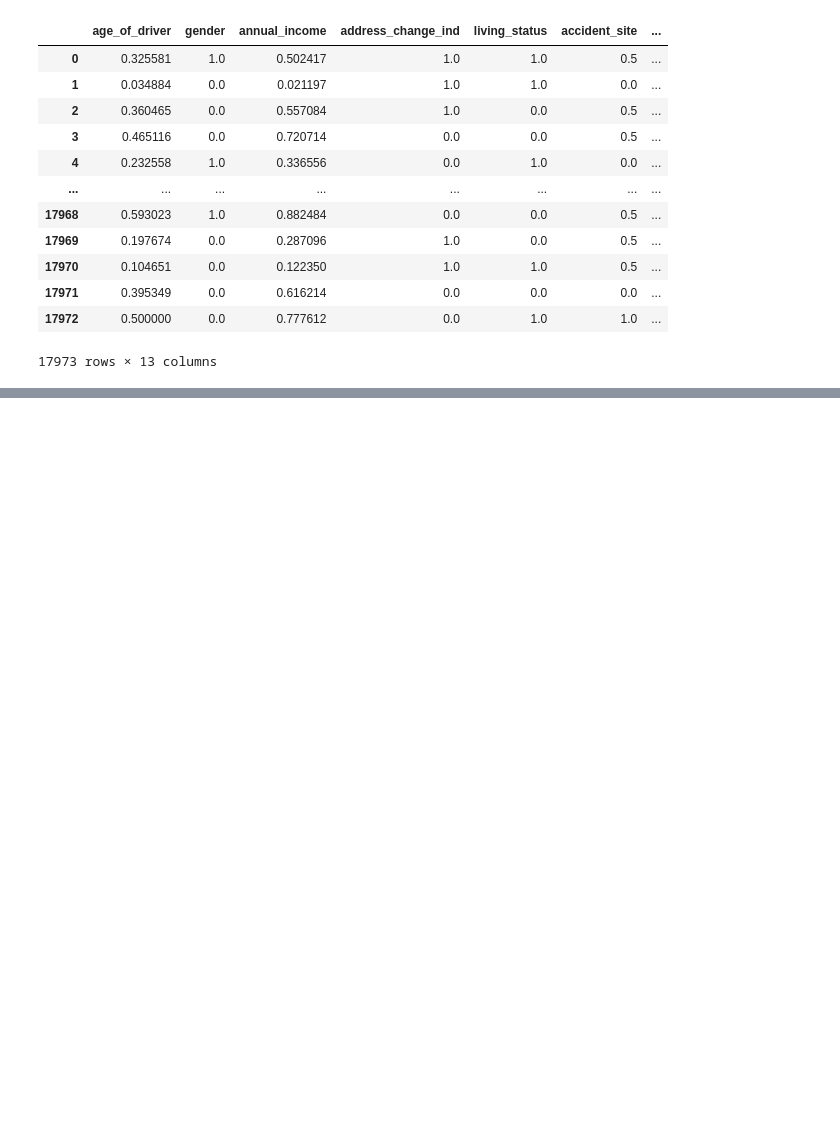
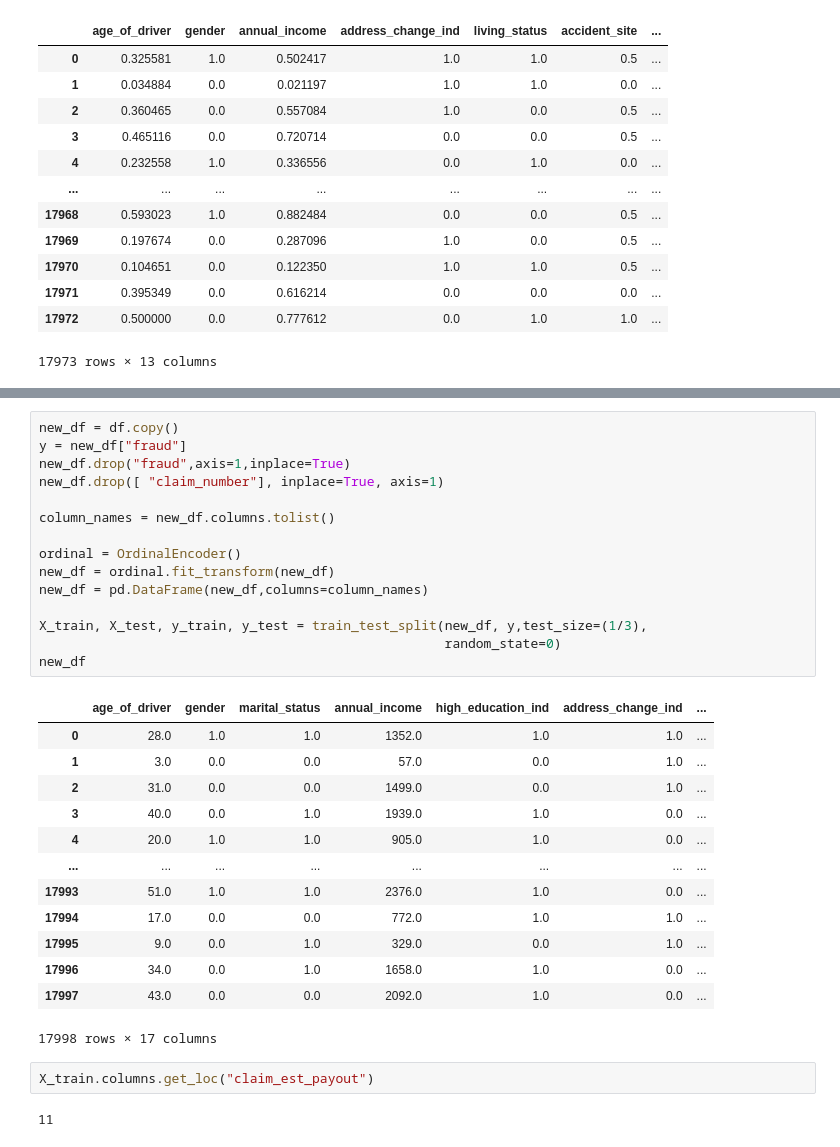
Before and after one commit to Rdm-Nico/BDTA, a Jupyter notebook: Esercitazioni/Esami/10_01_22.ipynb, the cells around one changed output, grey strips where cells are left out. Cells and saved outputs as stored; diff of their text form; blank space fills up the shorter version.

```diff
--- a/Esercitazioni/Esami/10_01_22.ipynb
+++ b/Esercitazioni/Esami/10_01_22.ipynb
@@ -496,0 +550,33 @@ Confusion matrix on test
+# %%
+new_df = df.copy()
+y = new_df["fraud"]
+new_df.drop("fraud",axis=1,inplace=True)
+new_df.drop([ "claim_number"], inplace=True, axis=1)
+
+column_names = new_df.columns.tolist()
+
+ordinal = OrdinalEncoder()
+new_df = ordinal.fit_transform(new_df)
+new_df = pd.DataFrame(new_df,columns=column_names)
+
+X_train, X_test, y_train, y_test = train_test_split(new_df, y,test_size=(1/3),
+                                                    random_state=0)
+new_df
+# %% [output]
+|  | age_of_driver | gender | marital_status | annual_income | high_education_ind | address_change_ind | ... |
+| 0 | 28.0 | 1.0 | 1.0 | 1352.0 | 1.0 | 1.0 | ... |
+| 1 | 3.0 | 0.0 | 0.0 | 57.0 | 0.0 | 1.0 | ... |
+| 2 | 31.0 | 0.0 | 0.0 | 1499.0 | 0.0 | 1.0 | ... |
+| 3 | 40.0 | 0.0 | 1.0 | 1939.0 | 1.0 | 0.0 | ... |
+| 4 | 20.0 | 1.0 | 1.0 | 905.0 | 1.0 | 0.0 | ... |
+| ... | ... | ... | ... | ... | ... | ... | ... |
+| 17993 | 51.0 | 1.0 | 1.0 | 2376.0 | 1.0 | 0.0 | ... |
+| 17994 | 17.0 | 0.0 | 0.0 | 772.0 | 1.0 | 1.0 | ... |
+| 17995 | 9.0 | 0.0 | 1.0 | 329.0 | 0.0 | 1.0 | ... |
+| 17996 | 34.0 | 0.0 | 1.0 | 1658.0 | 1.0 | 0.0 | ... |
+| 17997 | 43.0 | 0.0 | 0.0 | 2092.0 | 1.0 | 0.0 | ... |
+17998 rows × 17 columns
+# %%
+X_train.columns.get_loc("claim_est_payout")
+# %% [output]
+11
```
Also changed, not shown: parts of 25 cells of this notebook.
